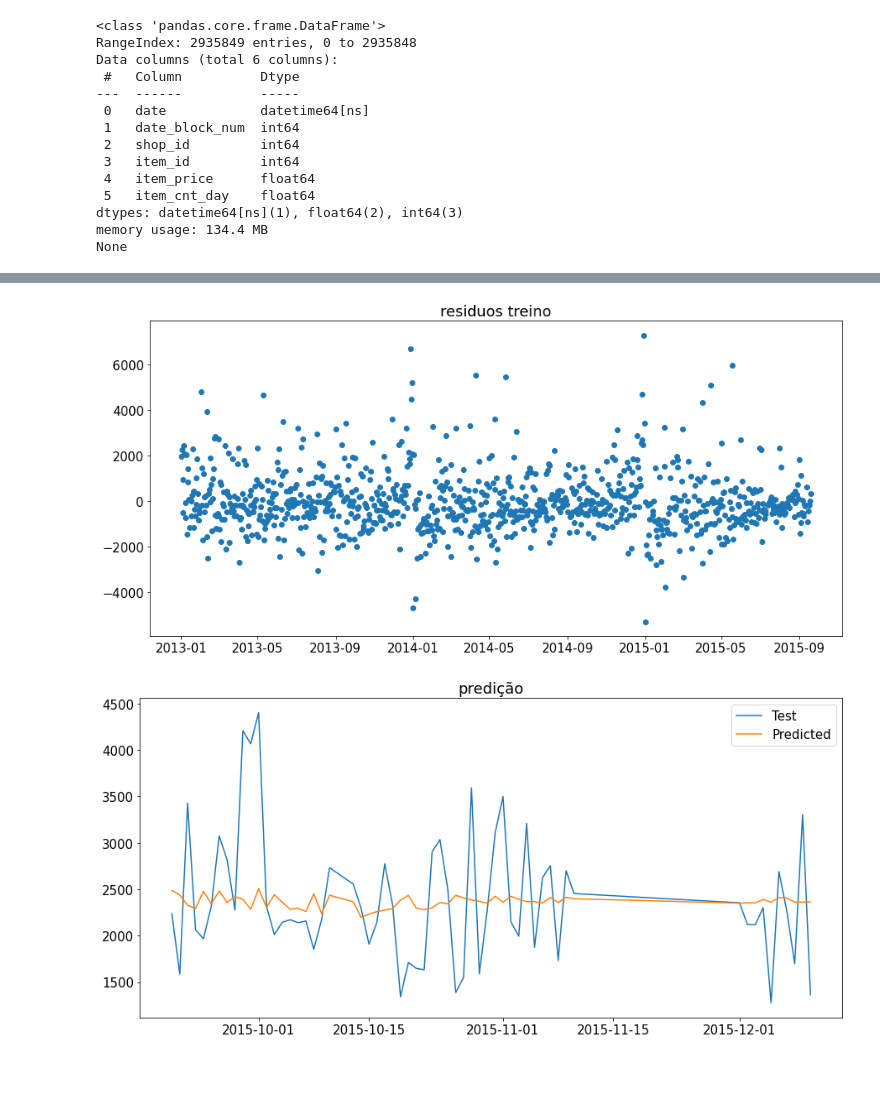
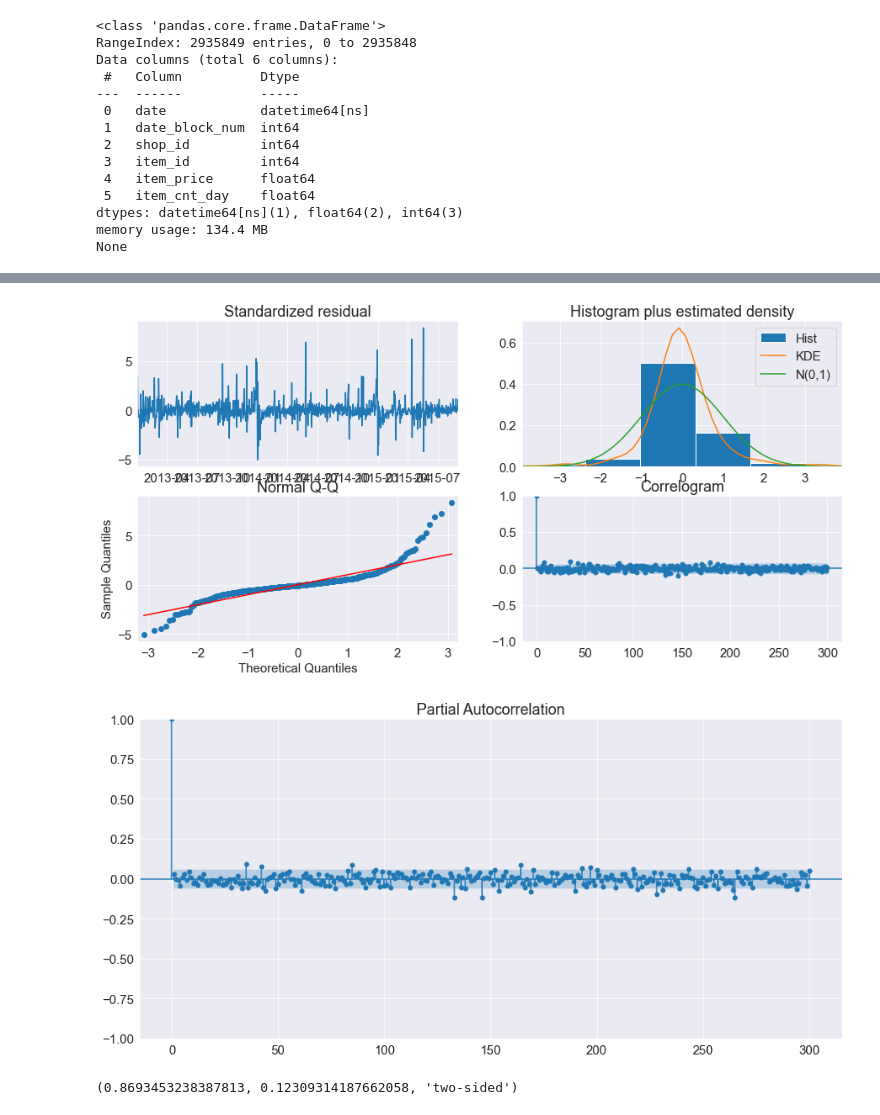
Before and after one commit to derSchmetterling/time_series, a Jupyter notebook: trabalho_ts_auto.ipynb, the cells around one changed output, grey strips where cells are left out. Cells and saved outputs as stored; diff of their text form; code cells hidden in the pictures; blank space fills up the shorter version.

```diff
--- a/trabalho_ts_auto.ipynb
+++ b/trabalho_ts_auto.ipynb
@@ -239,8 +252,0 @@ Obs de teste: 60
-# %%
-arima_model =  auto_arima(treino,start_p=0, d=None, start_q=0,
-                          max_p=5, max_d=5, max_q=5, start_P=0,
-                          D=None, start_Q=0, max_P=5, max_D=5,
-                          max_Q=5, m=7, seasonal=True,
-                          error_action='warn',trace = True,
-                          supress_warnings=True,stepwise = True,
-                          random_state=20,n_fits = 50 )
@@ -285,19 +253,8 @@ Warnings:
-# %%
-residuos = arima_model.resid()
-predicao = pd.DataFrame(arima_model.predict(n_periods = 60)).set_index(teste.index)
-
-plt.figure()
-plt.scatter(x=residuos.index, y=residuos)
-plt.title("residuos treino")
-plt.plot()
-
-plt.figure()
-# plt.plot(treino,label="Training")
-plt.plot(teste,label="Test")
-plt.plot(predicao,label="Predicted")
-plt.title("predição")
-plt.legend()
-plt.show()
-# %% [output]
-[figure, removed]
-[figure, removed]
+# %%
+acf = arima_model.plot_diagnostics(lags = 300)
+# %% [output]
+[figure, added]
+# %%
+plot_pacf(arima_model.resid(), lags = 300, alpha = 0.05 )
+# %% [output]
+[figure, added]
@@ -303,0 +263,14 @@ plt.show()
+# %%
+pv_shapiro_arima = stats.shapiro(res_oldmodel).pvalue
+pv_shapiro_corrente = stats.shapiro(residuos).pvalue
+
+
+pv_var_corrente = het_goldfeldquandt(residuos,  treino.values, alternative= 'two-sided')
+pv_var_arima = het_goldfeldquandt(res_oldmodel, treino.values, alternative= 'two-sided')
+
+pv_corrente = adfuller(residuos)[1]
+pv_arima = adfuller(res_oldmodel)[1]
+
+pv_var_arima
+# %% [output]
+(0.8693453238387813, 0.12309314187662058, 'two-sided')
```
Also changed, not shown: parts of 16 cells of this notebook.
